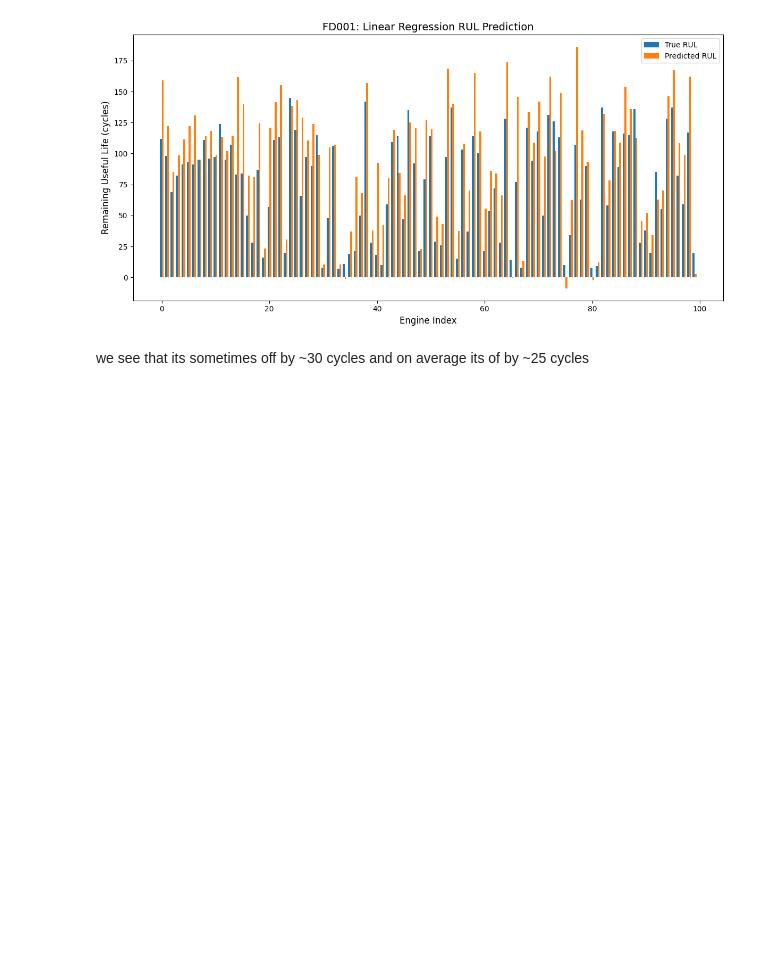
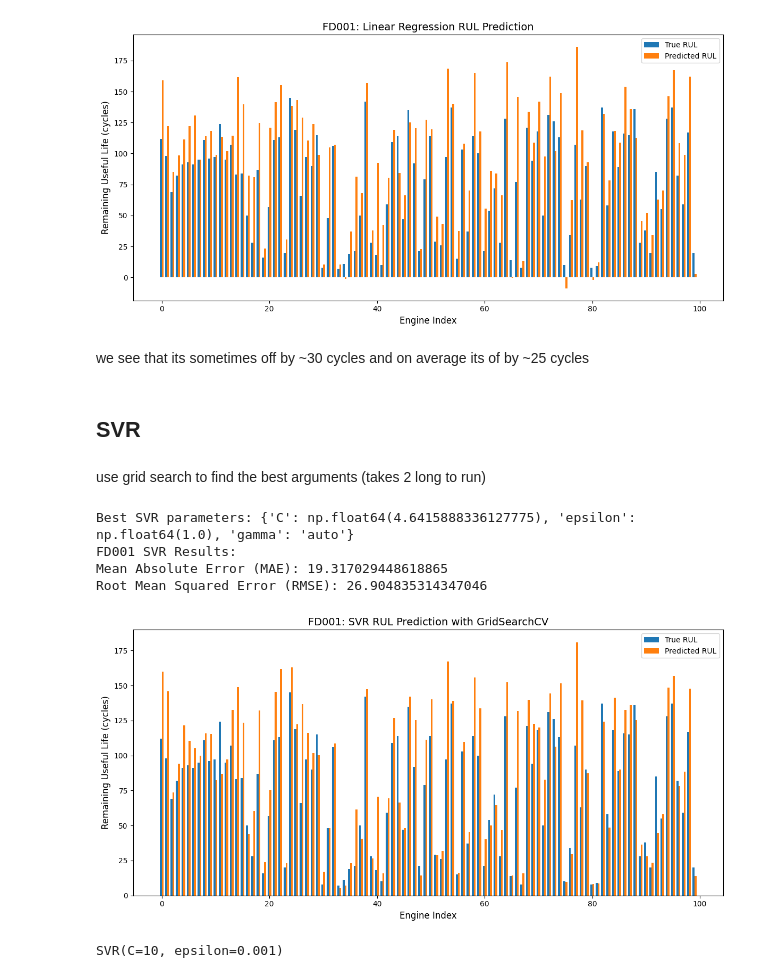
Before and after one commit to Serendipity-PdM/analysis, a Jupyter notebook: nasa.ipynb, the cells around one changed output. Cells and saved outputs as stored; diff of their text form; code cells hidden in the pictures; blank space fills up the shorter version.

Commit message:
SVR using grid search
takes to compute

```diff
--- a/nasa.ipynb
+++ b/nasa.ipynb
@@ -396,3 +396,5 @@ Root Mean Squared Error (RMSE): 32.04274103205501
 [figure]
 # %% [markdown]
 we see that its sometimes off by ~30 cycles and on average its of by ~25 cycles
+# %% [markdown]
+## SVR
@@ -398,0 +406,61 @@ we see that its sometimes off by ~30 cycles and on average its of by ~25 cycles
+# %% [markdown]
+use grid search to find the best arguments (takes 2 long to run)
+# %%
+scaler = StandardScaler()
+X_train_scaled = scaler.fit_transform(X_train)
+X_test_scaled = scaler.transform(X_test)
+
+
+svr = SVR(kernel='rbf')
+param_grid = {
+    'C': np.logspace(-1, 2, num=10),
+    'epsilon': np.linspace(0.1, 1, num=10),
+    'gamma': ['auto']
+}
+
+# Best SVR parameters: {'C': np.float64(4.6415888336127775), 'epsilon': np.float64(1.0), 'gamma': 'auto'}
+# FD001 SVR Results:
+# Mean Absolute Error (MAE): 19.317029448618865
+# Root Mean Squared Error (RMSE): 26.904835314347046
+
+grid_search = GridSearchCV(svr, param_grid, cv=5, scoring='neg_mean_squared_error', n_jobs=-1)
+grid_search.fit(X_train_scaled, y_train)
+
+
+best_svr = grid_search.best_estimator_
+print("Best SVR parameters:", grid_search.best_params_)
+
+y_pred = best_svr.predict(X_test_scaled)
+
+
+mae = mean_absolute_error(y_test, y_pred)
+rmse = np.sqrt(mean_squared_error(y_test, y_pred))
+print("FD001 SVR Results:")
+print("Mean Absolute Error (MAE):", mae)
+print("Root Mean Squared Error (RMSE):", rmse)
+
+n_engines = len(y_test)
+indices = np.arange(n_engines)
+bar_width = 0.35
+
+plt.figure(figsize=(12, 6))
+plt.bar(indices - bar_width/2, y_test, bar_width, label="True RUL")
+plt.bar(indices + bar_width/2, y_pred, bar_width, label="Predicted RUL")
+plt.xlabel("Engine Index", fontsize=12)
+plt.ylabel("Remaining Useful Life (cycles)", fontsize=12)
+plt.title("FD001: SVR RUL Prediction with GridSearchCV", fontsize=14)
+plt.legend()
+plt.tight_layout()
+plt.show()
+# %% [output]
+Best SVR parameters: {'C': np.float64(4.6415888336127775), 'epsilon': np.float64(1.0), 'gamma': 'auto'}
+FD001 SVR Results:
+Mean Absolute Error (MAE): 19.317029448618865
+Root Mean Squared Error (RMSE): 26.904835314347046
+[figure, added]
+# %%
+
+svr_model = SVR(kernel='rbf', C=10, epsilon=0.001)
+svr_model.fit(X_train_scaled, y_train)
+# %% [output]
+SVR(C=10, epsilon=0.001)
```
Also changed, not shown: parts of 2 cells of this notebook.
